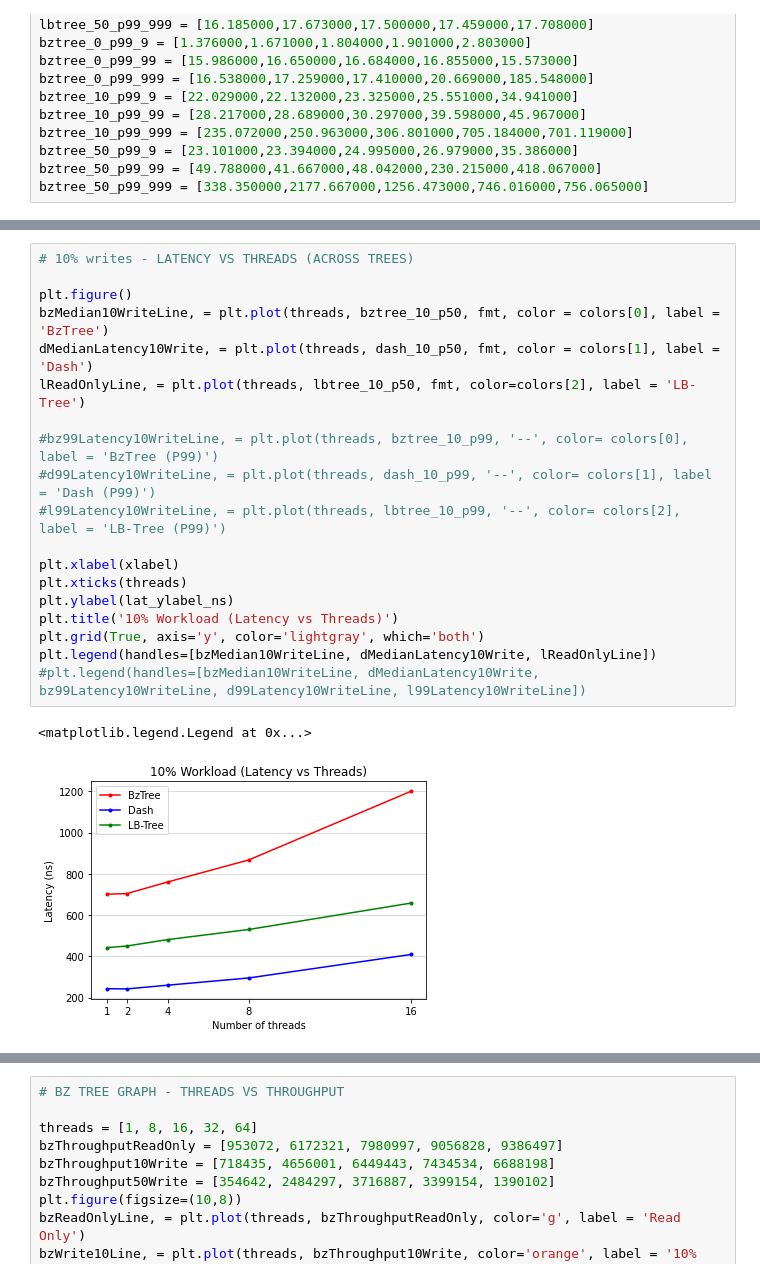
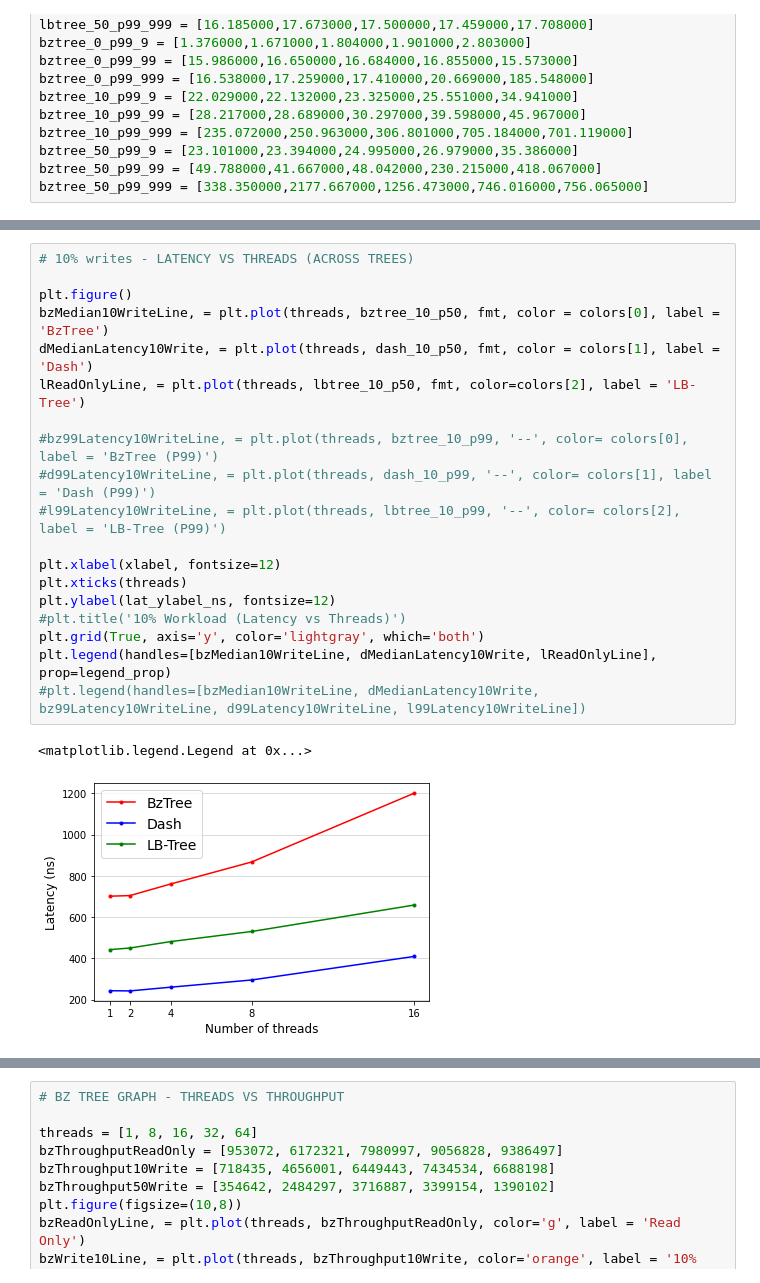
Before and after one commit to nisargshah95/Comparison-of-Indexes-for-PMem, a Jupyter notebook: CS764.ipynb, the cells around one changed output, grey strips where cells are left out. Drawn from its saved outputs; the diff is of its cells as text.

```diff
--- a/CS764.ipynb
+++ b/CS764.ipynb
@@ -171,25 +171,25 @@ plt.legend(handles=[bzMedianReadOnlyLine, dMedianReadOnlyLine, lReadOnlyLine])
 # %%
 # 10% writes - LATENCY VS THREADS (ACROSS TREES)
 
 plt.figure()
 bzMedian10WriteLine, = plt.plot(threads, bztree_10_p50, fmt, color = colors[0], label = 'BzTree')
 dMedianLatency10Write, = plt.plot(threads, dash_10_p50, fmt, color = colors[1], label = 'Dash')
 lReadOnlyLine, = plt.plot(threads, lbtree_10_p50, fmt, color=colors[2], label = 'LB-Tree')
 
 #bz99Latency10WriteLine, = plt.plot(threads, bztree_10_p99, '--', color= colors[0], label = 'BzTree (P99)')
 #d99Latency10WriteLine, = plt.plot(threads, dash_10_p99, '--', color= colors[1], label = 'Dash (P99)')
 #l99Latency10WriteLine, = plt.plot(threads, lbtree_10_p99, '--', color= colors[2], label = 'LB-Tree (P99)')
 
-plt.xlabel(xlabel)
+plt.xlabel(xlabel, fontsize=12)
 plt.xticks(threads)
-plt.ylabel(lat_ylabel_ns)
-plt.title('10% Workload (Latency vs Threads)')
+plt.ylabel(lat_ylabel_ns, fontsize=12)
+#plt.title('10% Workload (Latency vs Threads)')
 plt.grid(True, axis='y', color='lightgray', which='both')
-plt.legend(handles=[bzMedian10WriteLine, dMedianLatency10Write, lReadOnlyLine])
+plt.legend(handles=[bzMedian10WriteLine, dMedianLatency10Write, lReadOnlyLine], prop=legend_prop)
 #plt.legend(handles=[bzMedian10WriteLine, dMedianLatency10Write, bz99Latency10WriteLine, d99Latency10WriteLine, l99Latency10WriteLine])
 # %% [output]
 <matplotlib.legend.Legend at 0x...>
-[figure, old version]
+[figure, new version]
 # %%
 # 50% writes - LATENCY VS THREADS (ACROSS TREES)
 
```
Also changed, not shown: parts of 14 cells of this notebook.
